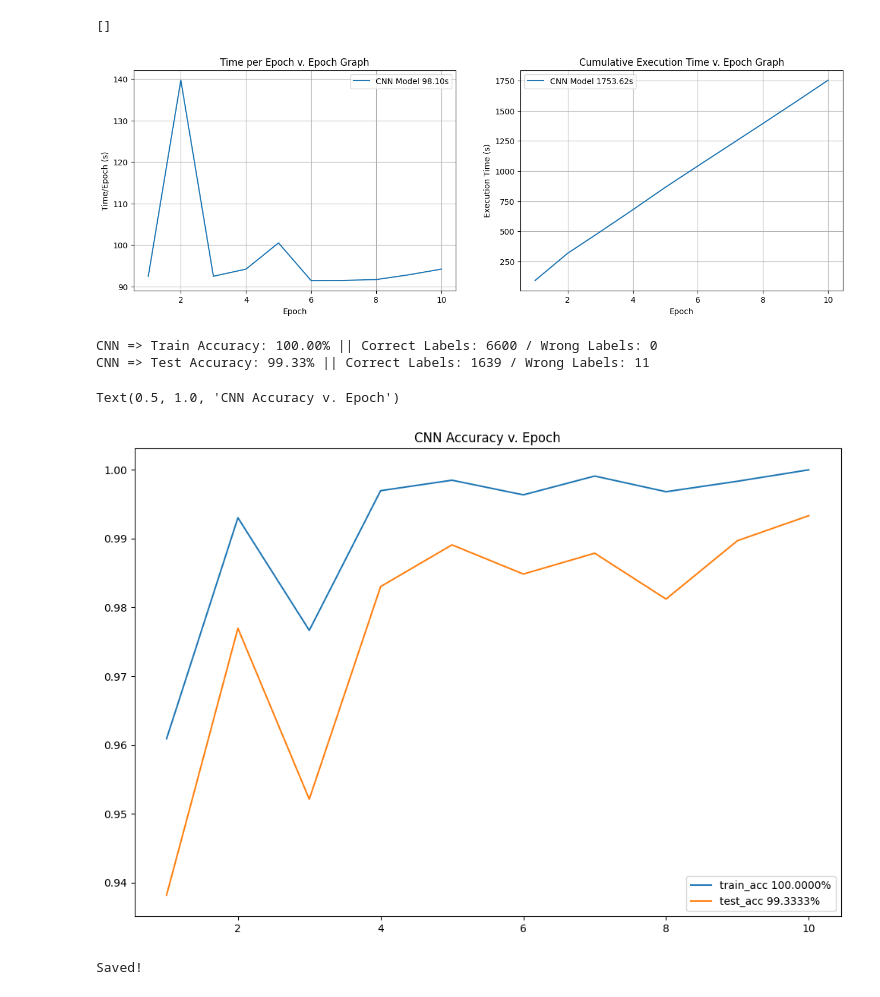
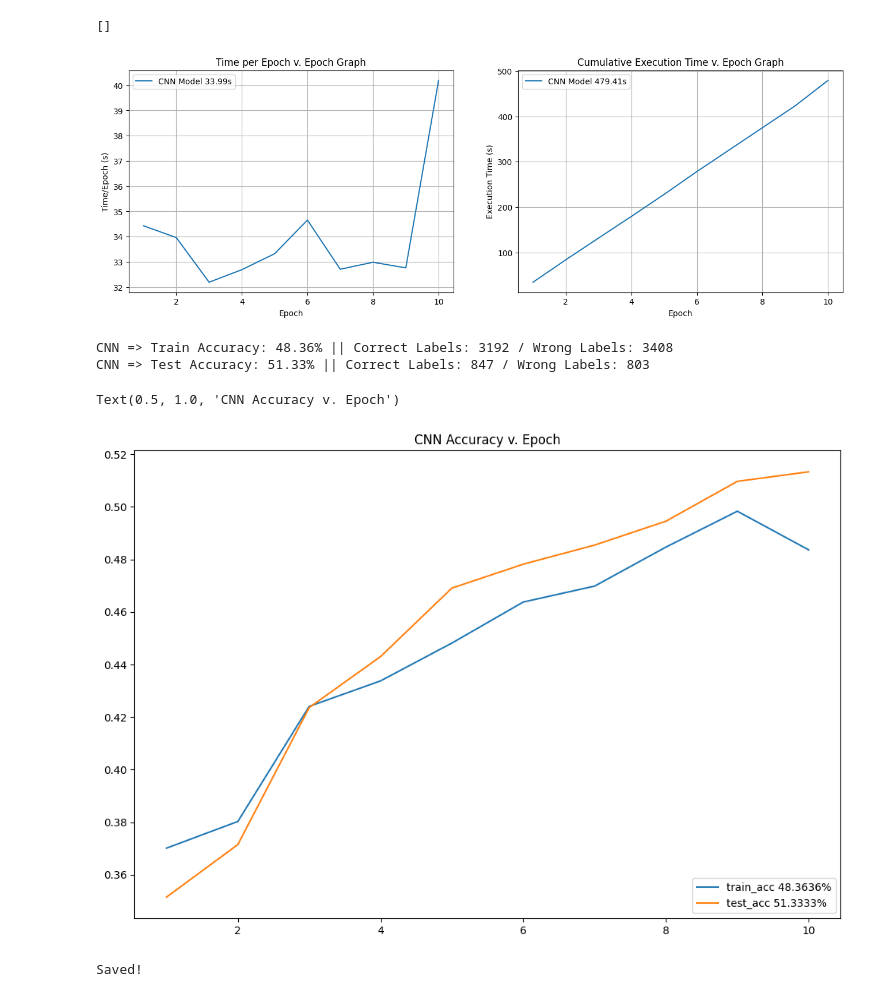
Before and after one commit to waizwafiq/GA-CNN, a Jupyter notebook: train.ipynb, the cells around one changed output. Cells and saved outputs as stored; diff of their text form; code cells hidden in the pictures.

```diff
--- a/train.ipynb
+++ b/train.ipynb
@@ -40,19 +33,23 @@ test_size = len(dataset) - train_size  # Remaining 20% for testing
 train_dataset, test_dataset = torch.utils.data.random_split(dataset, [train_size, test_size])
 # %%
 # Set DataLoader
-batchSize = 8  # Rule of thumb is to set to the power of 2. In this case 2^7
+batchSize = 16  # Rule of thumb is to set to the power of 2. In this case 2^7
 train_loader = DataLoader(train_dataset, batch_size=batchSize,shuffle=True)
 test_loader = DataLoader(test_dataset, batch_size=batchSize, shuffle=False) # no need to shuffle test data
+
+count_batch_train, count_batch_test = 0, 0
 # %%
-count = 0
 for xb, yb in train_loader:
-  count += 1
-print(f'There are {count} batches in train_loader')
+  print(count_batch_train, end='', flush=True)
+  count_batch_train += 1
+  print("\r", end='', flush=True)
+print(f'There are {count_batch_train} batches in train_loader')
 
-count = 0
 for xb, yb in test_loader:
-  count += 1
-print(f'There are {count} batches in test_loader')
+  print(count_batch_test, end='', flush=True)
+  count_batch_test += 1
+  print("\r", end='', flush=True)
+print(f'There are {count_batch_test} batches in test_loader')
 
 for i, j in train_loader:
     size = i.shape
@@ -130,7 +198,10 @@ def trainModel(model, data_loader, epochSize=20):
 
         loss = 0
         start_epoch_time = time.time()
+
+        count = 1
         for input_batch, target_batch in train_loader:
+            print(f"Epoch: {epoch} => {time.time() - start_epoch_time:.2f}s {(count/count_batch_train)*100:.3f}%", end='', flush=True)
 
             # Zero the gradients
             opt.zero_grad()
@@ -146,9 +217,12 @@ def trainModel(model, data_loader, epochSize=20):
             opt.step()
 
             loss += loss_batch.item() #store the loss
+            count+=1
+            print('\r', end='', flush=True)
 
         loss_per_epoch.append(loss)
-        print(loss)
+        # print(loss)
+
         time_epoch = time.time() - start_epoch_time
         time_current = time.time() - start_total_time
 
@@ -158,9 +232,12 @@ def trainModel(model, data_loader, epochSize=20):
         # CALCULATE TRAIN ACCURACY
         correct = 0
         total = 0
+        train_accuracy = 0
 
         with torch.no_grad():
+            count = 1
             for images, labels in train_loader:
+                print(f"Epoch: {epoch} => {time.time() - start_epoch_time:.2f}s || Calculating Training Accuracy... {(count/count_batch_train)*100:.3f}%", end='', flush=True)
                 # Forward pass
                 outputs = model(images)
 
@@ -170,6 +247,8 @@ def trainModel(model, data_loader, epochSize=20):
                 # Update counts
                 total += labels.size(0)
                 correct += (predicted == labels).sum().item()
+                count += 1
+                print('\r', end='', flush=True)
 
         # Calculate accuracy
         train_accuracy = correct / total
@@ -178,9 +257,12 @@ def trainModel(model, data_loader, epochSize=20):
         # CALCULATE TEST ACCURACY
         correct = 0
         total = 0
+        test_accuracy = 0
 
         with torch.no_grad():
+            count = 1
             for images, labels in test_loader:
+                print(f"Epoch: {epoch} => {time.time() - start_epoch_time:.2f}s || Calculating Testing Accuracy... {(count/count_batch_test)*100:.3f}%", end='', flush=True)
                 # Forward pass
                 outputs = model(images)
 
@@ -190,6 +272,8 @@ def trainModel(model, data_loader, epochSize=20):
                 # Update counts
                 total += labels.size(0)
                 correct += (predicted == labels).sum().item()
+                count += 1
+                print('\r', end='', flush=True)
 
         # Calculate accuracy
         test_accuracy = correct / total
@@ -234,0 +302,4 @@ Epoch: 10 || Loss: 1.0685504285023555 || Train Accuracy: 100.0000% || Test Accur
+# %%
+model_CNN2 = ConvNet(1, [8], 5)
+# printSummary(model_CNN2, size=(1, 50176), name="model_ConvNet_v1")
+model_CNN2_result = trainModel(model_CNN2, [train_loader, test_loader], epochSize=10)
@@ -248,8 +330,9 @@ Text(0, 0.5, 'CE Loss')
 # %%
 fig, (ax1, ax2) = plt.subplots(1, 2, figsize=(16, 5))
 
+epochSize = 10
 # Time per Epoch v. Epoch Graph
-ax1.plot(range(1, epochSize+1), result['epoch_time'], label=f"CNN Model {np.mean(result['epoch_time']):.2f}s")
+ax1.plot(range(1, epochSize+1), model_CNN2_result['epoch_time'], label=f"CNN Model {np.mean(model_CNN2_result['epoch_time']):.2f}s")
 ax1.set_title("Time per Epoch v. Epoch Graph")
 ax1.set_xlabel("Epoch")
 ax1.set_ylabel("Time/Epoch (s)")
@@ -257,7 +340,7 @@ ax1.legend()
 ax1.grid()
 
 # Time per Epoch v. Epoch Graph
-ax2.plot(range(1, epochSize+1), result['exec_time'], label=f"CNN Model {result['exec_time'][-1]:.2f}s")
+ax2.plot(range(1, epochSize+1), model_CNN2_result['exec_time'], label=f"CNN Model {model_CNN2_result['exec_time'][-1]:.2f}s")
 ax2.set_title("Cumulative Execution Time v. Epoch Graph")
 ax2.set_xlabel("Epoch")
 ax2.set_ylabel("Execution Time (s)")
@@ -266,7 +349,7 @@ ax2.grid()
 plt.plot()
 # %% [output]
 []
-[figure, old version]
+[figure, new version]
 # %%
 def evaluate_model(model, data_loader, model_name=""): #or def compute_accuracy():  , use whatever conventions that you like
 
@@ -312,20 +395,20 @@ def evaluate_model(model, data_loader, model_name=""): #or def compute_accuracy(
     accuracy = correct / total
     print(f"{model_name} => Test Accuracy: {accuracy * 100:.2f}% || Correct Labels: {correct} / Wrong Labels: {total-correct}")
 
-evaluate_model(model, [train_loader, test_loader], "CNN")
+evaluate_model(model_CNN2, [train_loader, test_loader], "CNN")
 # %% [output]
-CNN => Train Accuracy: 100.00% || Correct Labels: 6600 / Wrong Labels: 0
-CNN => Test Accuracy: 99.33% || Correct Labels: 1639 / Wrong Labels: 11
+CNN => Train Accuracy: 48.36% || Correct Labels: 3192 / Wrong Labels: 3408
+CNN => Test Accuracy: 51.33% || Correct Labels: 847 / Wrong Labels: 803
 # %%
 fig, (ax1) = plt.subplots(1, 1, figsize=(12, 8))
 
 # Accuracy v. Epoch Graph
-ax1.plot(range(1, epochSize+1), result['train_acc'], label=f"train_acc {result['train_acc'][-1]*100:.4f}%")
-ax1.plot(range(1, epochSize+1), result['test_acc'], label=f"test_acc {result['test_acc'][-1]*100:.4f}%")
+ax1.plot(range(1, epochSize+1), model_CNN2_result['train_acc'], label=f"train_acc {model_CNN2_result['train_acc'][-1]*100:.4f}%")
+ax1.plot(range(1, epochSize+1), model_CNN2_result['test_acc'], label=f"test_acc {model_CNN2_result['test_acc'][-1]*100:.4f}%")
 ax1.legend(loc='lower right')
 ax1.set_title("CNN Accuracy v. Epoch")
 # %% [output]
 Text(0.5, 1.0, 'CNN Accuracy v. Epoch')
-[figure, old version]
+[figure, new version]
 # %%
 # Save the model
```
Also changed, not shown: parts of 12 cells of this notebook, 8 other files.
